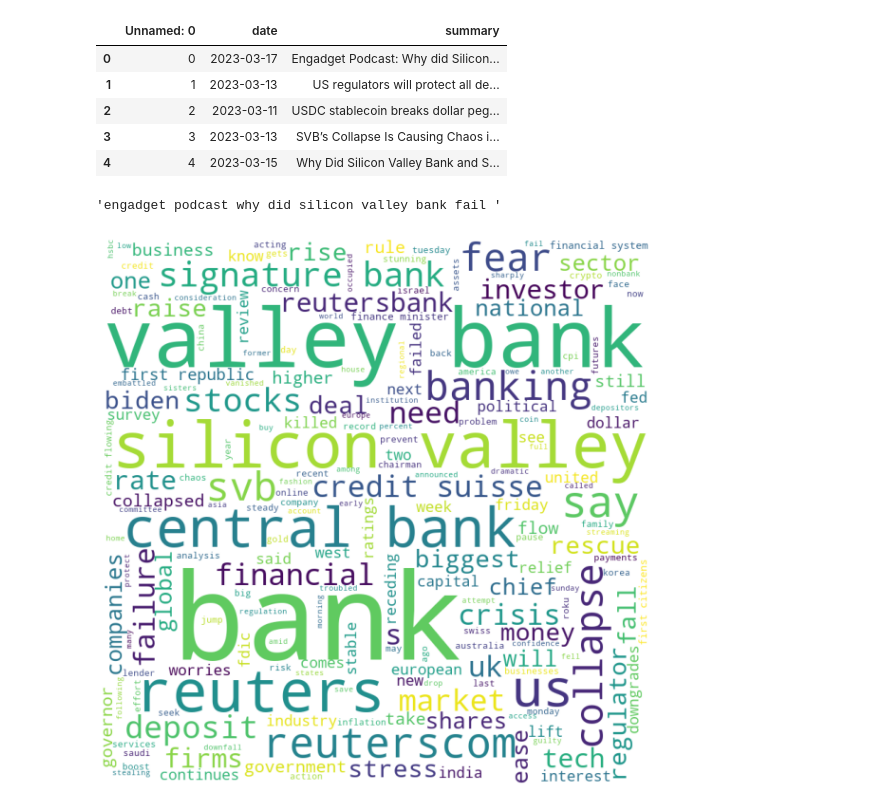
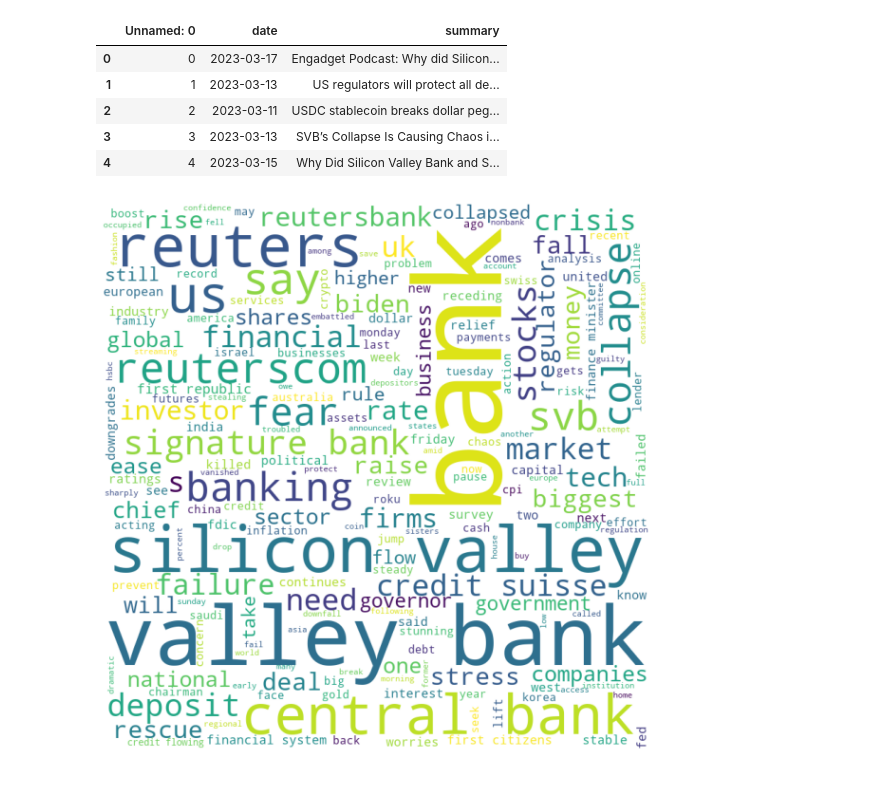
Before and after one commit to zarbin/UTA_Project-4, a Jupyter notebook: sandbox/JennS/wordcloud.ipynb, the cells around one changed output. Drawn from its saved outputs; the diff is of its cells as text; code cells hidden in the pictures.

Commit message:
Made function to make wordcloud

```diff
--- a/sandbox/JennS/wordcloud.ipynb
+++ b/sandbox/JennS/wordcloud.ipynb
@@ -16,14 +18,22 @@ df.head(5)
 | 2 | 2 | 2023-03-11 | USDC stablecoin breaks dollar peg... |
 | 3 | 3 | 2023-03-13 | SVB’s Collapse Is Causing Chaos i... |
 | 4 | 4 | 2023-03-15 | Why Did Silicon Valley Bank and S... |
-# %%
-comment_words = ''
-stopwords = set(STOPWORDS)
 # %%
-for row in df["summary"]:
-    text = "".join([char.lower() for char in row if char not in string.punctuation])
-    tokens = re.split('\W+', text)
-    comment_words += " ".join(tokens)+" "
-comment_words[0:50]
+def make_wordcloud(df_col):
+    comment_words = ''
+    for row in df_col:
+        text = "".join([char.lower() for char in row if char not in string.punctuation])
+        tokens = re.split('\W+', text)
+        comment_words += " ".join(tokens)+" "
+    wordcloud = WordCloud(width = 800, height = 800,
+                background_color ='white',
+                stopwords = stopwords,
+                min_font_size = 10).generate(comment_words)
+
+    # plot the WordCloud image
+    plt.figure(figsize = (8, 8), facecolor = None)
+    plt.imshow(wordcloud)
+    plt.axis("off")
+    plt.tight_layout(pad = 0)
+
+    plt.show()
-# %% [output]
-'engadget podcast why did silicon valley bank fail '
@@ -35,10 +40,4 @@ wordcloud = WordCloud(width = 800, height = 800,
-# %%
-# plot the WordCloud image
-plt.figure(figsize = (8, 8), facecolor = None)
-plt.imshow(wordcloud)
-plt.axis("off")
-plt.tight_layout(pad = 0)
-
-plt.show()
-# %% [output]
-[figure, removed]
+# %%
+make_wordcloud(df["summary"])
+# %% [output]
+[figure, added]
```
Also changed, not shown: parts of 2 cells of this notebook.
